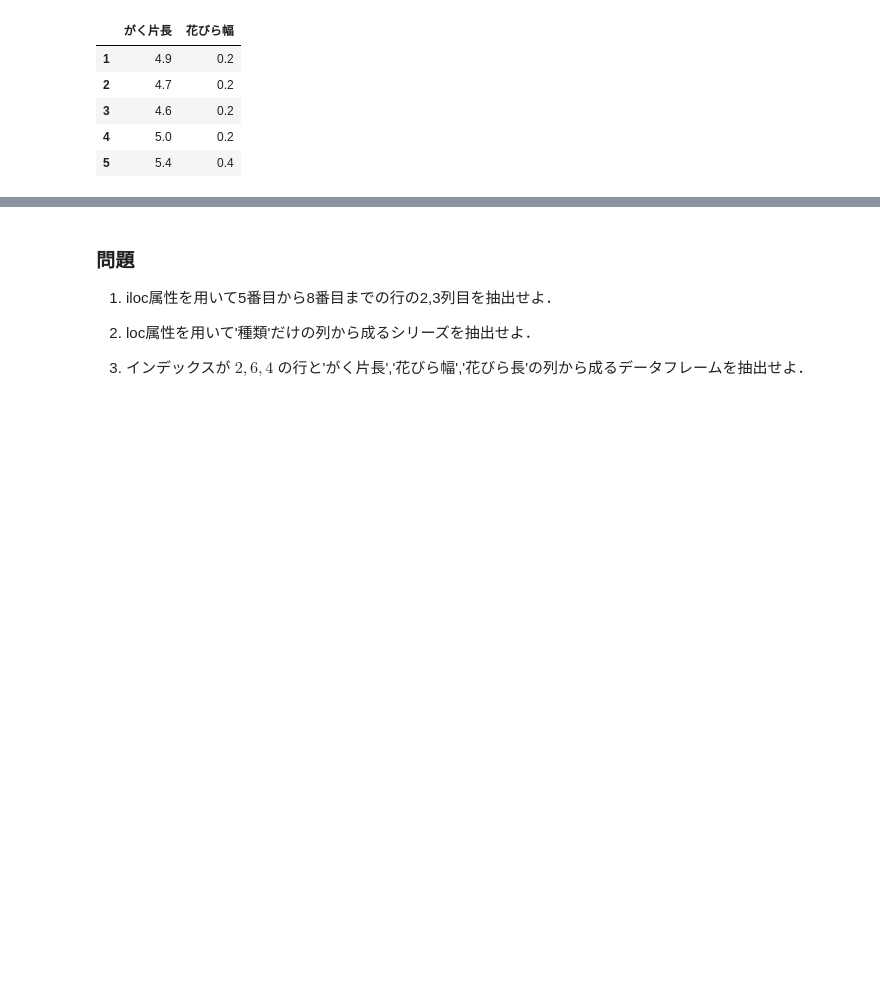
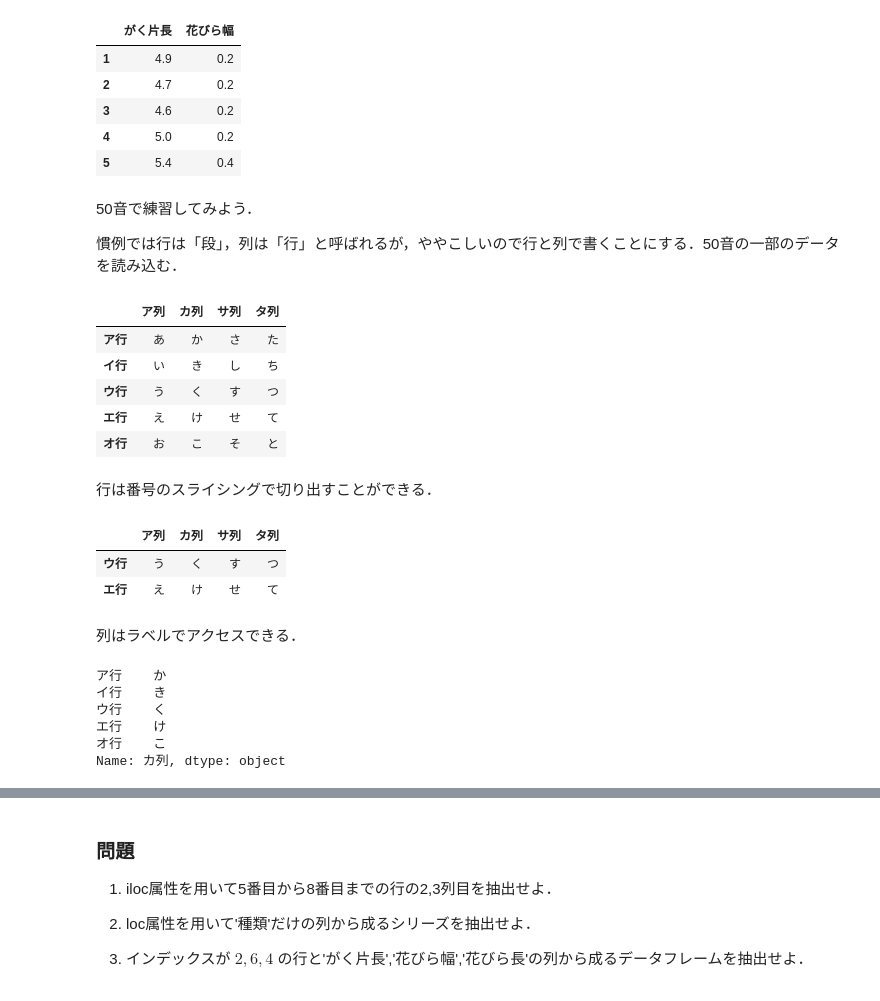
Before and after one commit to mickeykubo/analytics_book, a Jupyter notebook: pandas1_0.ipynb, the cells around one changed output, grey strips where cells are left out. Drawn from its saved outputs; the diff is of its cells as text; code cells hidden in the pictures; blank space fills up the shorter version.

```diff
--- a/pandas1_0.ipynb
+++ b/pandas1_0.ipynb
@@ -279,3 +279,36 @@ df.loc[1:5, ['がく片長','花びら幅'] ]  #列をリストで指定
 | 3 | 4.6 | 0.2 |
 | 4 | 5.0 | 0.2 |
 | 5 | 5.4 | 0.4 |
+# %% [markdown]
+50音で練習してみよう．
+
+慣例では行は「段」，列は「行」と呼ばれるが，ややこしいので行と列で書くことにする．50音の一部のデータを読み込む．
+# %%
+jp = pd.read_csv("http://logopt.com/data/50on.csv", index_col=0)
+jp
+# %% [output]
+|  | ア列 | カ列 | サ列 | タ列 |
+| ア行 | あ | か | さ | た |
+| イ行 | い | き | し | ち |
+| ウ行 | う | く | す | つ |
+| エ行 | え | け | せ | て |
+| オ行 | お | こ | そ | と |
+# %% [markdown]
+行は番号のスライシングで切り出すことができる．
+# %%
+jp[2:4]
+# %% [output]
+|  | ア列 | カ列 | サ列 | タ列 |
+| ウ行 | う | く | す | つ |
+| エ行 | え | け | せ | て |
+# %% [markdown]
+列はラベルでアクセスできる．
+# %%
+jp["カ列"]
+# %% [output]
+ア行    か
+イ行    き
+ウ行    く
+エ行    け
+オ行    こ
+Name: カ列, dtype: object
```
Also changed, not shown: parts of 16 cells of this notebook.
